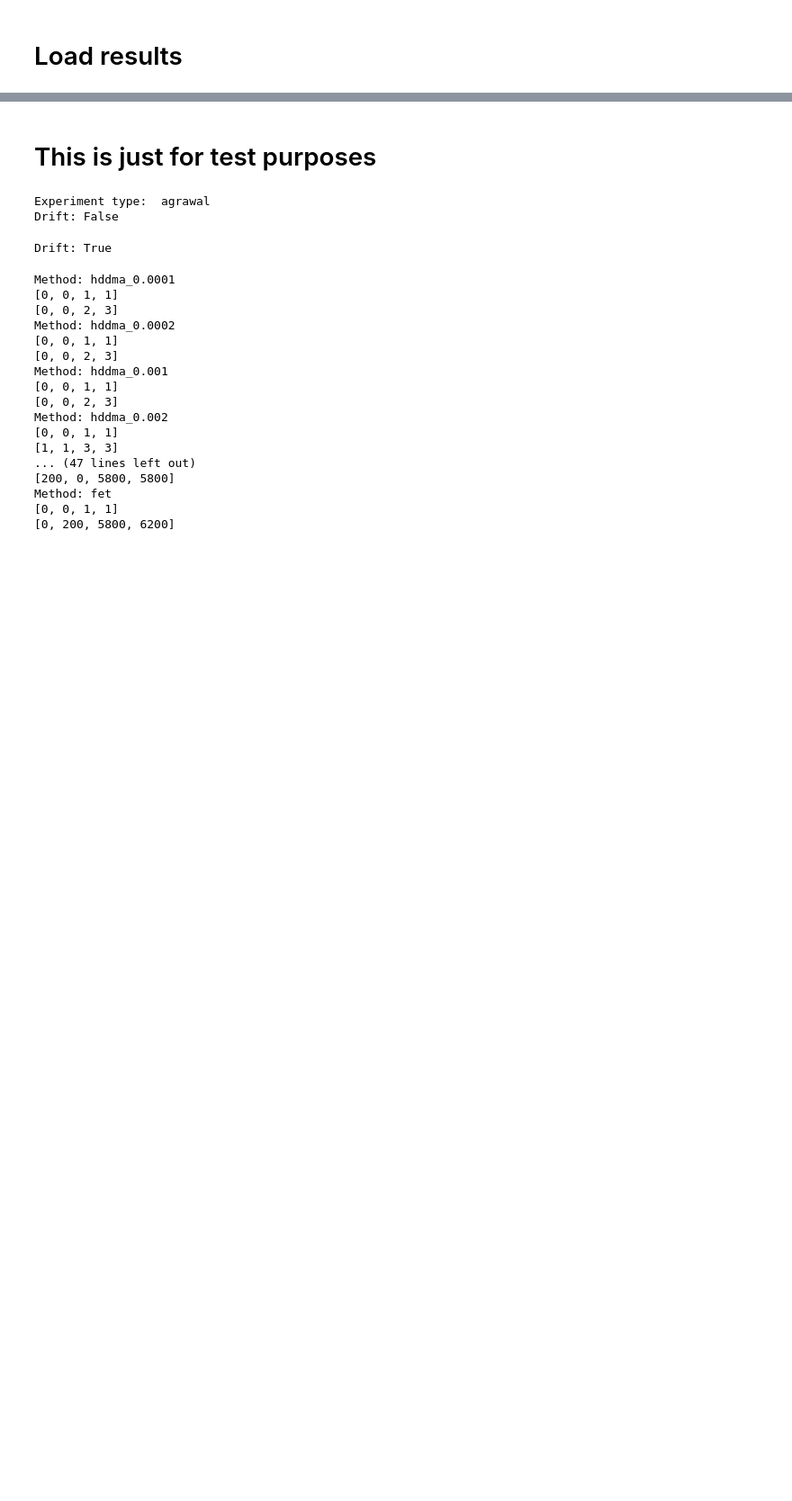
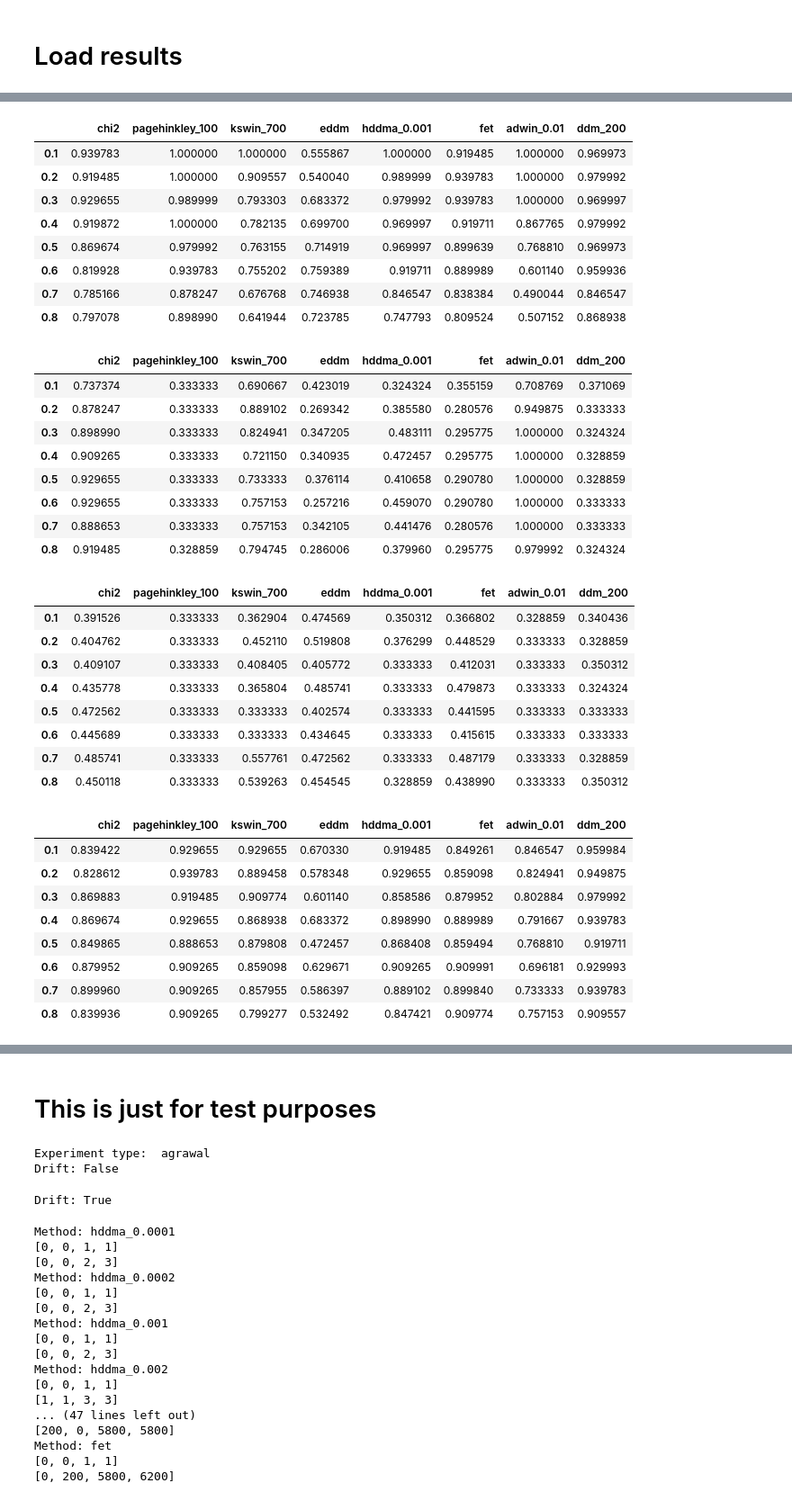
Before and after one commit to fgiobergia/DriftInspector, a Jupyter notebook: src/synth/cds_global_methods.ipynb, the cells around one changed output, grey strips where cells are left out. Shown: that part at 90% size. Saved outputs shown, nothing was run; the diff lists cells and outputs as text; code cells hidden in the pictures; blank space fills up the shorter version.

```diff
--- a/src/synth/cds_global_methods.ipynb
+++ b/src/synth/cds_global_methods.ipynb
@@ -62,0 +356,54 @@ File results/results-overall-drift-datasets-noise-0.2/agrawal_drift_results_over
+# %%
+metric = 'f1'
+
+store_best_results = {}
+for exp_type in ["agrawal", "sea", "led", "hyper", "stagger"]:
+    store_best_results[exp_type] = {}
+    for method in overall_best_methods:
+        best_method_values = res_dataset_method_noise[exp_type][method][metric]
+        store_best_results[exp_type][method] = best_method_values
+    display(pd.DataFrame(store_best_results[exp_type]))
+
+# Store results
+import pickle
+# Create folder if it does not exist
+pathlib.Path('summary_results').mkdir(parents=True, exist_ok=True)
+with open('summary_results/results-overall-best-methods-noise.pkl', 'wb') as f:
+    pickle.dump(store_best_results, f)
+# %% [output]
+|  | chi2 | pagehinkley_100 | kswin_700 | eddm | hddma_0.001 | fet | adwin_0.01 | ddm_200 |
+| 0.1 | 0.939783 | 1.000000 | 1.000000 | 0.555867 | 1.000000 | 0.919485 | 1.000000 | 0.969973 |
+| 0.2 | 0.919485 | 1.000000 | 0.909557 | 0.540040 | 0.989999 | 0.939783 | 1.000000 | 0.979992 |
+| 0.3 | 0.929655 | 0.989999 | 0.793303 | 0.683372 | 0.979992 | 0.939783 | 1.000000 | 0.969997 |
+| 0.4 | 0.919872 | 1.000000 | 0.782135 | 0.699700 | 0.969997 | 0.919711 | 0.867765 | 0.979992 |
+| 0.5 | 0.869674 | 0.979992 | 0.763155 | 0.714919 | 0.969997 | 0.899639 | 0.768810 | 0.969973 |
+| 0.6 | 0.819928 | 0.939783 | 0.755202 | 0.759389 | 0.919711 | 0.889989 | 0.601140 | 0.959936 |
+| 0.7 | 0.785166 | 0.878247 | 0.676768 | 0.746938 | 0.846547 | 0.838384 | 0.490044 | 0.846547 |
+| 0.8 | 0.797078 | 0.898990 | 0.641944 | 0.723785 | 0.747793 | 0.809524 | 0.507152 | 0.868938 |
+|  | chi2 | pagehinkley_100 | kswin_700 | eddm | hddma_0.001 | fet | adwin_0.01 | ddm_200 |
+| 0.1 | 0.737374 | 0.333333 | 0.690667 | 0.423019 | 0.324324 | 0.355159 | 0.708769 | 0.371069 |
+| 0.2 | 0.878247 | 0.333333 | 0.889102 | 0.269342 | 0.385580 | 0.280576 | 0.949875 | 0.333333 |
+| 0.3 | 0.898990 | 0.333333 | 0.824941 | 0.347205 | 0.483111 | 0.295775 | 1.000000 | 0.324324 |
+| 0.4 | 0.909265 | 0.333333 | 0.721150 | 0.340935 | 0.472457 | 0.295775 | 1.000000 | 0.328859 |
+| 0.5 | 0.929655 | 0.333333 | 0.733333 | 0.376114 | 0.410658 | 0.290780 | 1.000000 | 0.328859 |
+| 0.6 | 0.929655 | 0.333333 | 0.757153 | 0.257216 | 0.459070 | 0.290780 | 1.000000 | 0.333333 |
+| 0.7 | 0.888653 | 0.333333 | 0.757153 | 0.342105 | 0.441476 | 0.280576 | 1.000000 | 0.333333 |
+| 0.8 | 0.919485 | 0.328859 | 0.794745 | 0.286006 | 0.379960 | 0.295775 | 0.979992 | 0.324324 |
+|  | chi2 | pagehinkley_100 | kswin_700 | eddm | hddma_0.001 | fet | adwin_0.01 | ddm_200 |
+| 0.1 | 0.391526 | 0.333333 | 0.362904 | 0.474569 | 0.350312 | 0.366802 | 0.328859 | 0.340436 |
+| 0.2 | 0.404762 | 0.333333 | 0.452110 | 0.519808 | 0.376299 | 0.448529 | 0.333333 | 0.328859 |
+| 0.3 | 0.409107 | 0.333333 | 0.408405 | 0.405772 | 0.333333 | 0.412031 | 0.333333 | 0.350312 |
+| 0.4 | 0.435778 | 0.333333 | 0.365804 | 0.485741 | 0.333333 | 0.479873 | 0.333333 | 0.324324 |
+| 0.5 | 0.472562 | 0.333333 | 0.333333 | 0.402574 | 0.333333 | 0.441595 | 0.333333 | 0.333333 |
+| 0.6 | 0.445689 | 0.333333 | 0.333333 | 0.434645 | 0.333333 | 0.415615 | 0.333333 | 0.333333 |
+| 0.7 | 0.485741 | 0.333333 | 0.557761 | 0.472562 | 0.333333 | 0.487179 | 0.333333 | 0.328859 |
+| 0.8 | 0.450118 | 0.333333 | 0.539263 | 0.454545 | 0.328859 | 0.438990 | 0.333333 | 0.350312 |
+|  | chi2 | pagehinkley_100 | kswin_700 | eddm | hddma_0.001 | fet | adwin_0.01 | ddm_200 |
+| 0.1 | 0.839422 | 0.929655 | 0.929655 | 0.670330 | 0.919485 | 0.849261 | 0.846547 | 0.959984 |
+| 0.2 | 0.828612 | 0.939783 | 0.889458 | 0.578348 | 0.929655 | 0.859098 | 0.824941 | 0.949875 |
+| 0.3 | 0.869883 | 0.919485 | 0.909774 | 0.601140 | 0.858586 | 0.879952 | 0.802884 | 0.979992 |
+| 0.4 | 0.869674 | 0.929655 | 0.868938 | 0.683372 | 0.898990 | 0.889989 | 0.791667 | 0.939783 |
+| 0.5 | 0.849865 | 0.888653 | 0.879808 | 0.472457 | 0.868408 | 0.859494 | 0.768810 | 0.919711 |
+| 0.6 | 0.879952 | 0.909265 | 0.859098 | 0.629671 | 0.909265 | 0.909991 | 0.696181 | 0.929993 |
+| 0.7 | 0.899960 | 0.909265 | 0.857955 | 0.586397 | 0.889102 | 0.899840 | 0.733333 | 0.939783 |
+| 0.8 | 0.839936 | 0.909265 | 0.799277 | 0.532492 | 0.847421 | 0.909774 | 0.757153 | 0.909557 |
```
Also changed, not shown: parts of 11 cells of this notebook.
